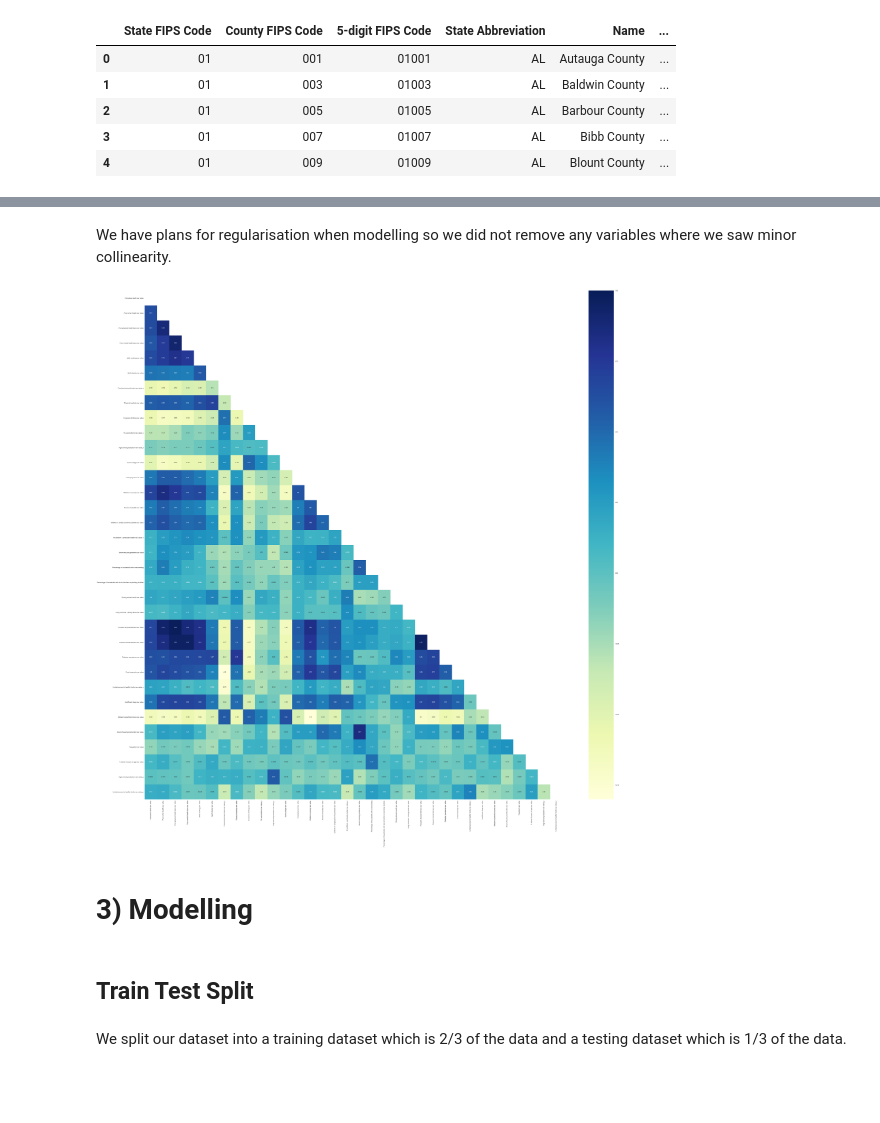
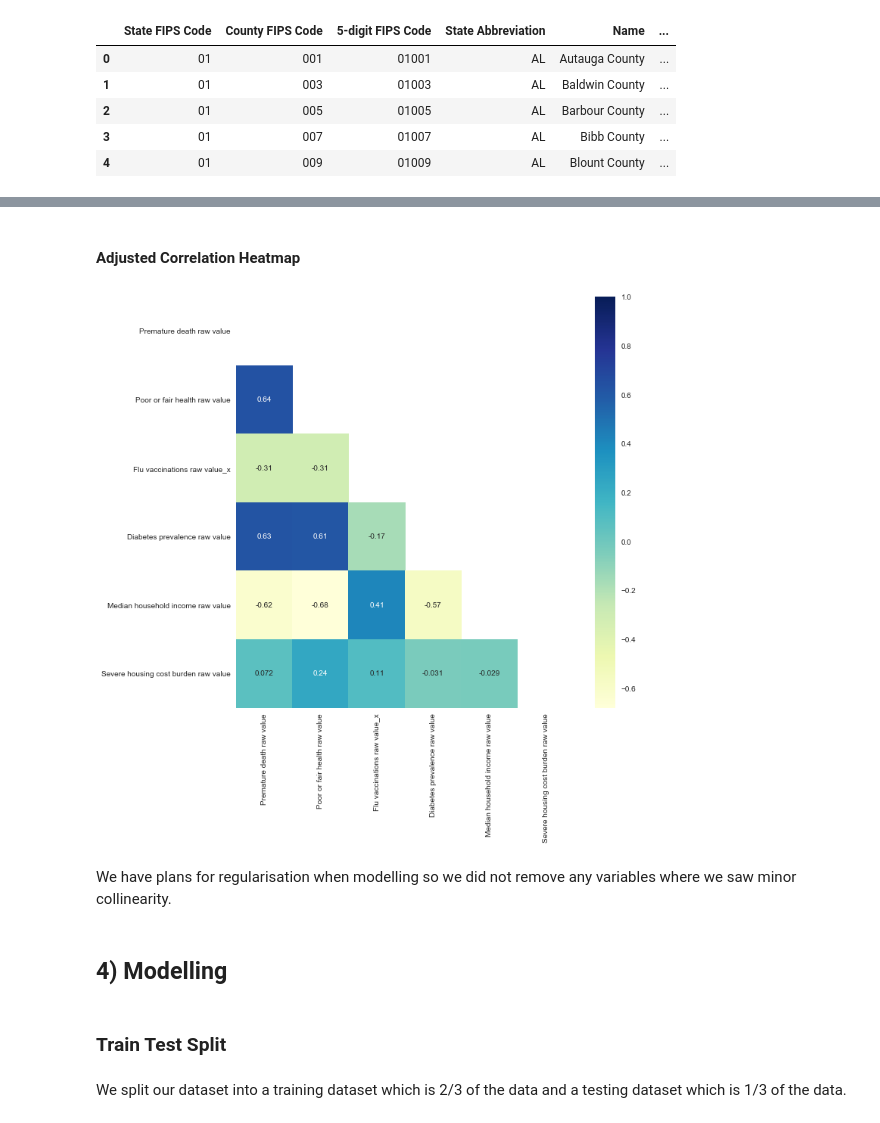
Before and after one commit to awesomeahi95/LaVie-Insurance, a Jupyter notebook: index.ipynb, the cells around one changed output, grey strips where cells are left out. Drawn from its saved outputs; the diff is of its cells as text; code cells hidden in the pictures; blank space fills up the shorter version.

```diff
--- a/index.ipynb
+++ b/index.ipynb
@@ -453,0 +427,3 @@ dtype: int64
+# %%
+y = pd.DataFrame(df_clean4.loc[:,'Premature death raw value'])
+X_before_vif = df_clean4.iloc[:,6:37]
@@ -453,0 +462,11 @@ dtype: int64
+# %%
+columns_to_delete = ["Frequent physical distress raw value","Frequent mental distress raw value","Poor physical health days raw value",
+                     "Poor mental health days raw value","Food environment index raw value_x","Driving alone to work raw value"
+                     ,"Insufficient sleep raw value","High school graduation raw value_x","Adult smoking raw value",
+                     "Severe housing problems raw value","Adult obesity raw value","Physical inactivity raw value","% below 18 years of age raw value",
+                     "Some college raw value","Air pollution - particulate matter raw value_x","Long commute - driving alone raw value",
+                     "Percentage of households with lack of kitchen or plumbing facilities","Children in poverty raw value","Income inequality raw value",
+                     "Food insecurity raw value","Limited access to healthy foods raw value_x","Children in single-parent households raw value",
+                     "Excessive drinking raw value","Unemployment raw value","Percentage of households with overcrowding",
+                     "Population raw value"]
+X_after_vif = X_before_vif.drop(columns=columns_to_delete,axis=1)
@@ -453,0 +486,2 @@ dtype: int64
+# %%
+df_clean5 = y.merge(X_after_vif,left_index=True,right_index=True)
@@ -454,19 +497,21 @@ dtype: int64
+# %% [markdown]
+#### Adjusted Correlation Heatmap
+# %%
+corr = df_clean5.corr()
+mask = np.zeros_like(corr, dtype=np.bool)
+mask[np.triu_indices_from(mask)] = True
+
+plt.figure(figsize=(10,10))
+sns.heatmap(corr,annot=True, mask=mask,cmap="YlGnBu")
+plt.autoscale()
+plt.show()
+# %% [output]
+[figure, added]
 # %% [markdown]
 We have plans for regularisation when modelling so we did not remove any variables where we saw minor collinearity.
-# %%
-corr = df_clean4.corr()
-mask = np.zeros_like(corr, dtype=np.bool)
-mask[np.triu_indices_from(mask)] = True
-
-plt.figure(figsize=(60,60))
-sns.heatmap(corr,annot=True, mask=mask,cmap="YlGnBu")
-plt.autoscale()
-plt.show()
-# %% [output]
-[figure, removed]
 # %% [markdown]
-# 3) Modelling
+## 4) Modelling
 # %% [markdown]
-## Train Test Split
+### Train Test Split
 # %% [markdown]
 We split our dataset into a training dataset which is 2/3 of the data and a testing dataset which is 1/3 of the data.
```
Also changed, not shown: parts of 153 cells of this notebook, 1 other file.
